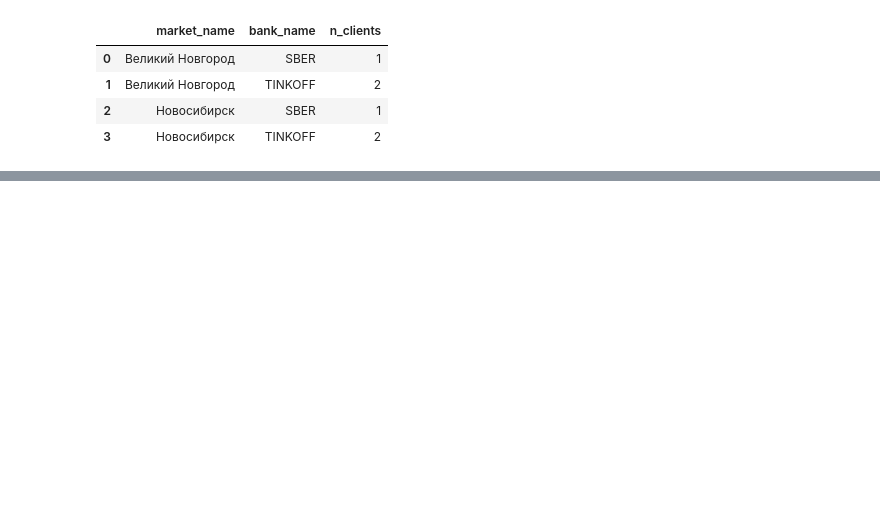
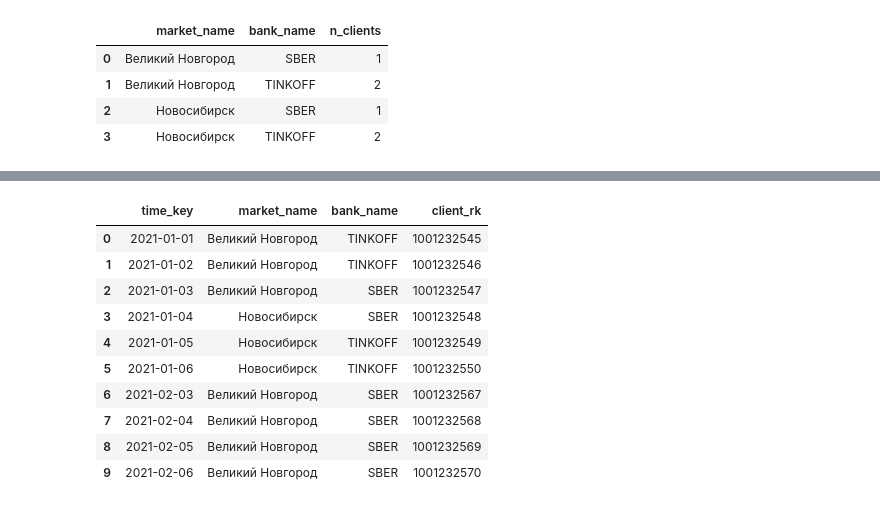
Before and after one commit to Saxsafon/Analysis, a Jupyter notebook: SQL/Interview_tasks.ipynb, the cells around one changed output, grey strips where cells are left out. Cells and saved outputs as stored; diff of their text form; code cells hidden in the pictures; blank space fills up the shorter version.

```diff
--- a/SQL/Interview_tasks.ipynb
+++ b/SQL/Interview_tasks.ipynb
@@ -647,0 +912,39 @@ pysqldf(query)
+# %%
+query = """
+with
+  united_tab as (
+    select
+        tr.time_key, market_name, bank_name,  tr.client_rk
+    from             history_client_trans    tr
+        left join    bank_info               b    on tr.bank_id    = b.bank_id
+        left join    market_info             m    on tr.market_key = m.market_key
+)
+, feb_trx_tab as (
+    select
+        client_rk
+    from united_tab
+    where   1=1
+            and strftime('%m', time_key)  = '02'
+            and bank_name                    = 'TINKOFF'
+)
+select distinct
+    time_key, market_name, bank_name,  u.client_rk
+from          united_tab    u
+    left join feb_trx_tab   exc    on u.client_rk = exc.client_rk
+where exc.client_rk is null
+"""
+
+pysqldf = lambda q: sqldf(q, globals())
+pysqldf(query)
+# %% [output]
+|  | time_key | market_name | bank_name | client_rk |
+| 0 | 2021-01-01 | Великий Новгород | TINKOFF | 1001232545 |
+| 1 | 2021-01-02 | Великий Новгород | TINKOFF | 1001232546 |
+| 2 | 2021-01-03 | Великий Новгород | SBER | 1001232547 |
+| 3 | 2021-01-04 | Новосибирск | SBER | 1001232548 |
+| 4 | 2021-01-05 | Новосибирск | TINKOFF | 1001232549 |
+| 5 | 2021-01-06 | Новосибирск | TINKOFF | 1001232550 |
+| 6 | 2021-02-03 | Великий Новгород | SBER | 1001232567 |
+| 7 | 2021-02-04 | Великий Новгород | SBER | 1001232568 |
+| 8 | 2021-02-05 | Великий Новгород | SBER | 1001232569 |
+| 9 | 2021-02-06 | Великий Новгород | SBER | 1001232570 |
```
Also changed, not shown: parts of 26 cells of this notebook, 5 other files.
